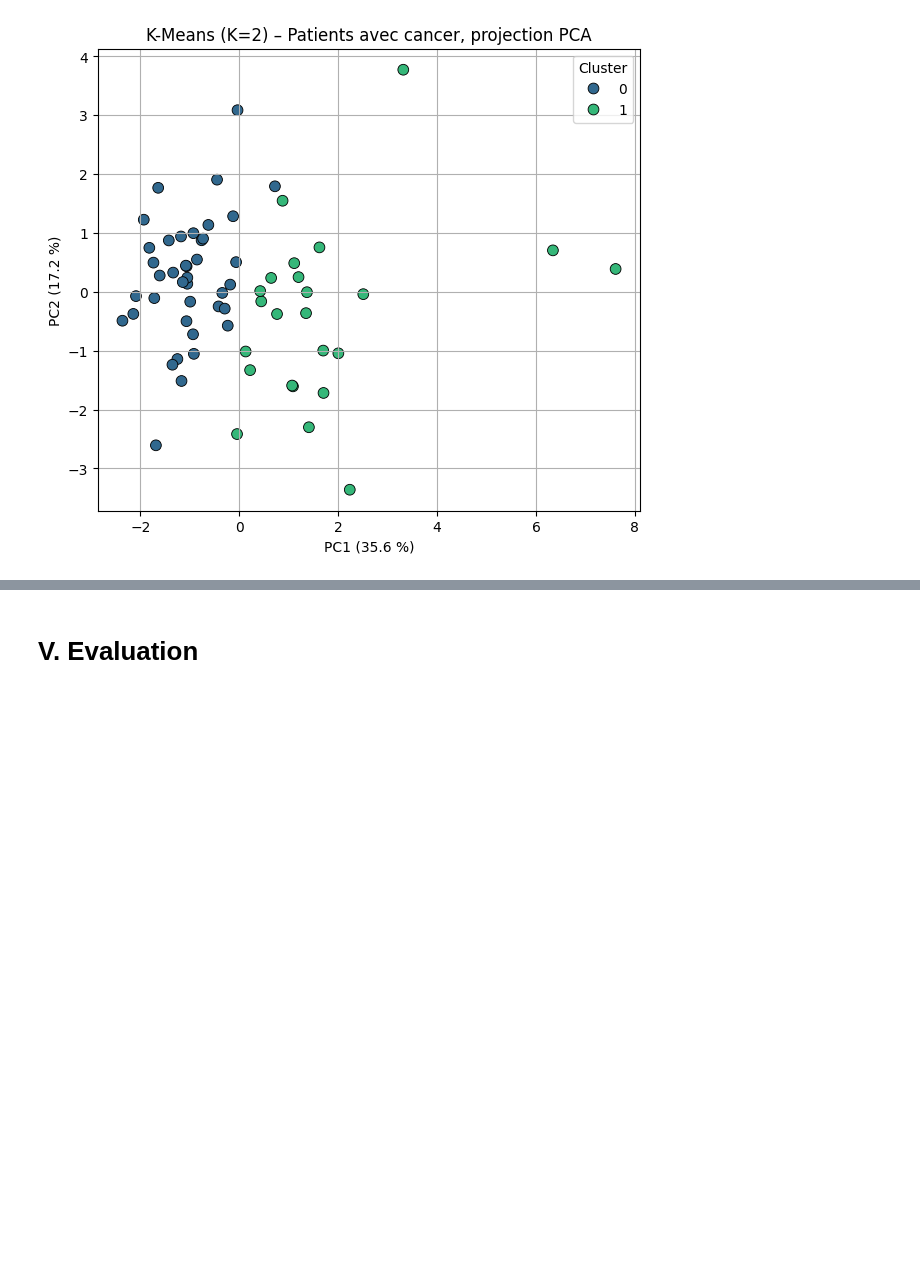
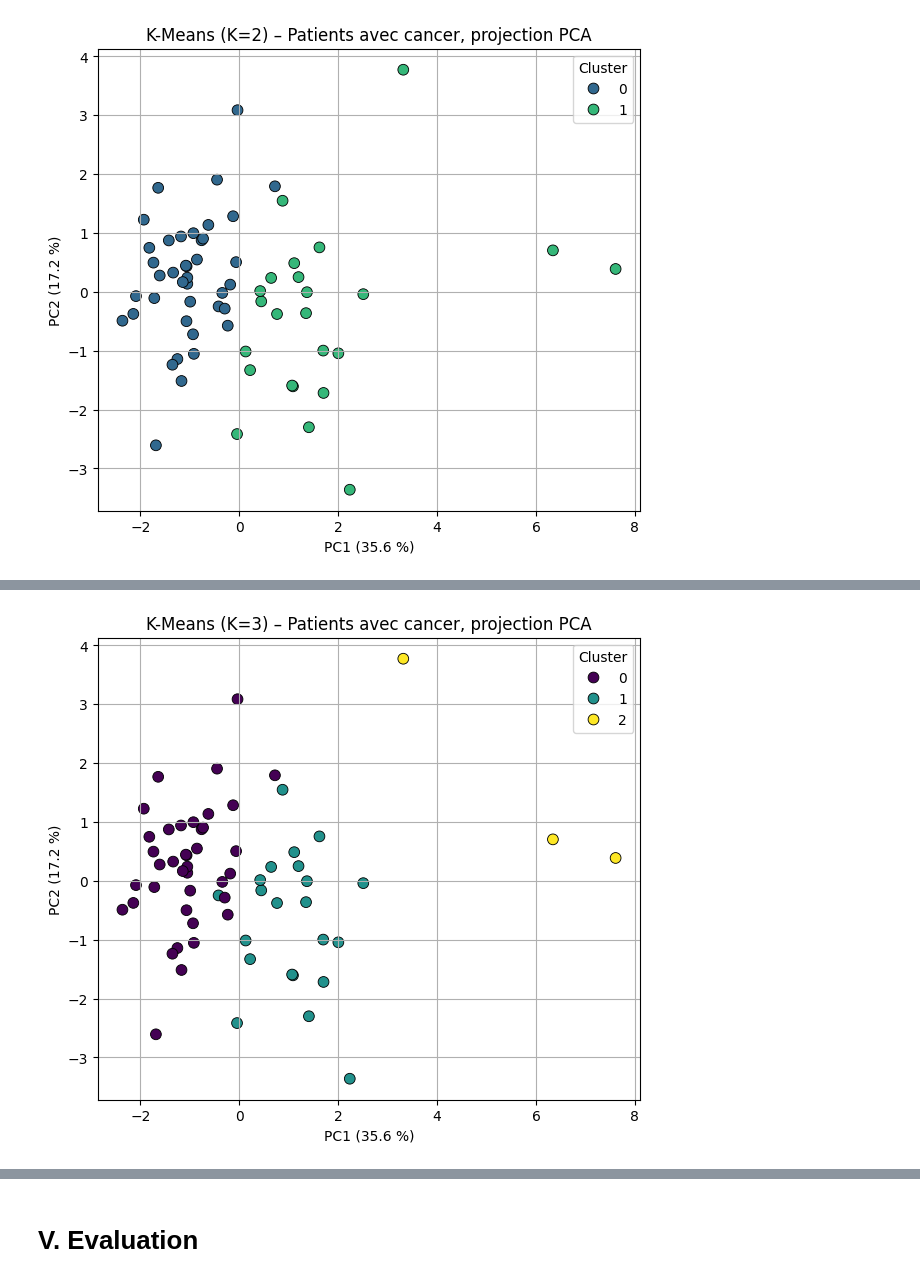
Before and after one commit to eyaguirat10/CoWin-Breast-Cancer-Detection, a Jupyter notebook: MiniProjet_ML2Partie2_.ipynb, the cells around one changed output, grey strips where cells are left out. Drawn from its saved outputs; the diff is of its cells as text; code cells hidden in the pictures; blank space fills up the shorter version.

```diff
--- a/MiniProjet_ML2Partie2_.ipynb
+++ b/MiniProjet_ML2Partie2_.ipynb
@@ -478,0 +486,16 @@ Un nom cohérent :
+# %%
+from sklearn.cluster import KMeans
+from sklearn.metrics import silhouette_score
+
+# On part de df_cancer, features, X_cancer_scaled déjà définis
+best_k = 3
+
+kmeans_cancer_3 = KMeans(n_clusters=best_k, random_state=42, n_init=10)
+kmeans_cancer_3.fit(X_cancer_scaled)
+
+cluster_labels_cancer_3 = kmeans_cancer_3.labels_
+df_cancer["cluster_kmeans_cancer_3"] = cluster_labels_cancer_3
+
+# Qualité interne
+sil_3 = silhouette_score(X_cancer_scaled, cluster_labels_cancer_3)
+print("Silhouette K=3 (cancers) :", sil_3)
@@ -478,0 +529,28 @@ Un nom cohérent :
+# %%
+from sklearn.decomposition import PCA
+import seaborn as sns
+import matplotlib.pyplot as plt
+
+pca_vis_3 = PCA(n_components=2)
+X_cancer_pca_3 = pca_vis_3.fit_transform(X_cancer_scaled)
+
+df_cancer["PC1_3"] = X_cancer_pca_3[:, 0]
+df_cancer["PC2_3"] = X_cancer_pca_3[:, 1]
+
+plt.figure(figsize=(7, 6))
+sns.scatterplot(
+    data=df_cancer,
+    x="PC1_3", y="PC2_3",
+    hue="cluster_kmeans_cancer_3",
+    palette="viridis",
+    s=60,
+    edgecolor="k"
+)
+plt.xlabel(f"PC1 ({pca_vis_3.explained_variance_ratio_[0]*100:.1f} %)")
+plt.ylabel(f"PC2 ({pca_vis_3.explained_variance_ratio_[1]*100:.1f} %)")
+plt.title("K-Means (K=3) – Patients avec cancer, projection PCA")
+plt.legend(title="Cluster")
+plt.grid(True)
+plt.show()
+# %% [output]
+[figure, added]
```
Also changed, not shown: parts of 13 cells of this notebook.
